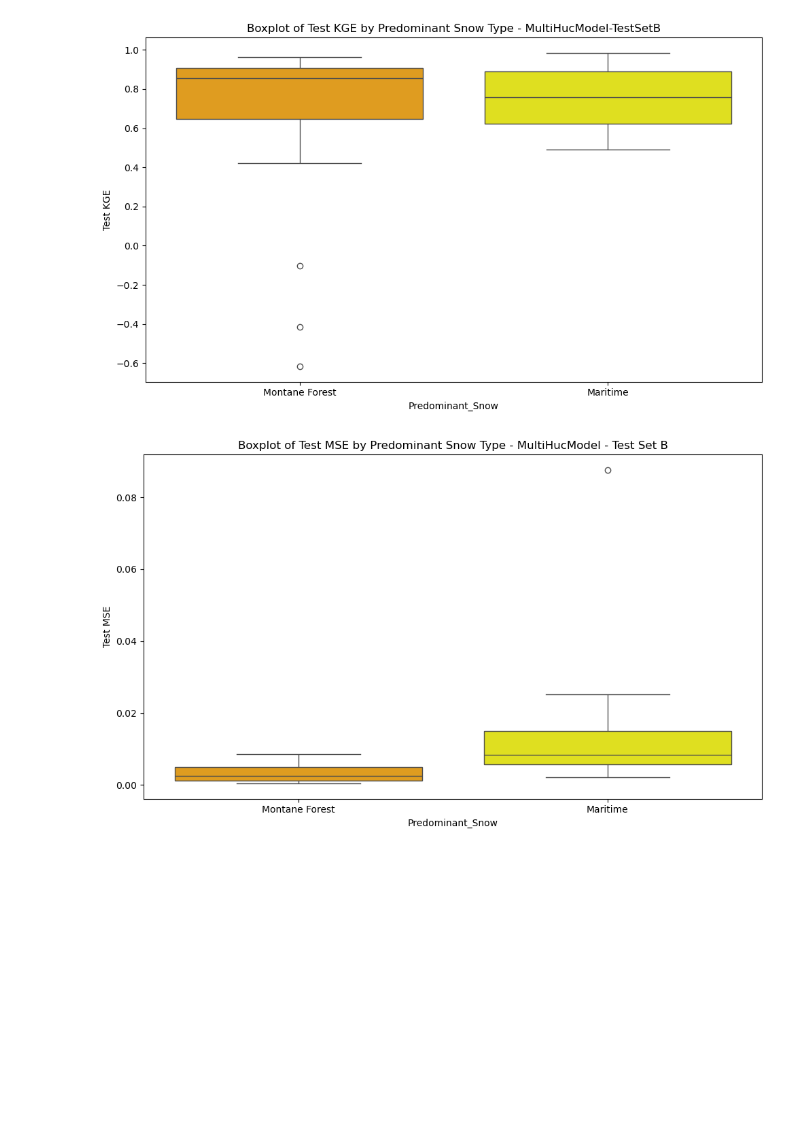
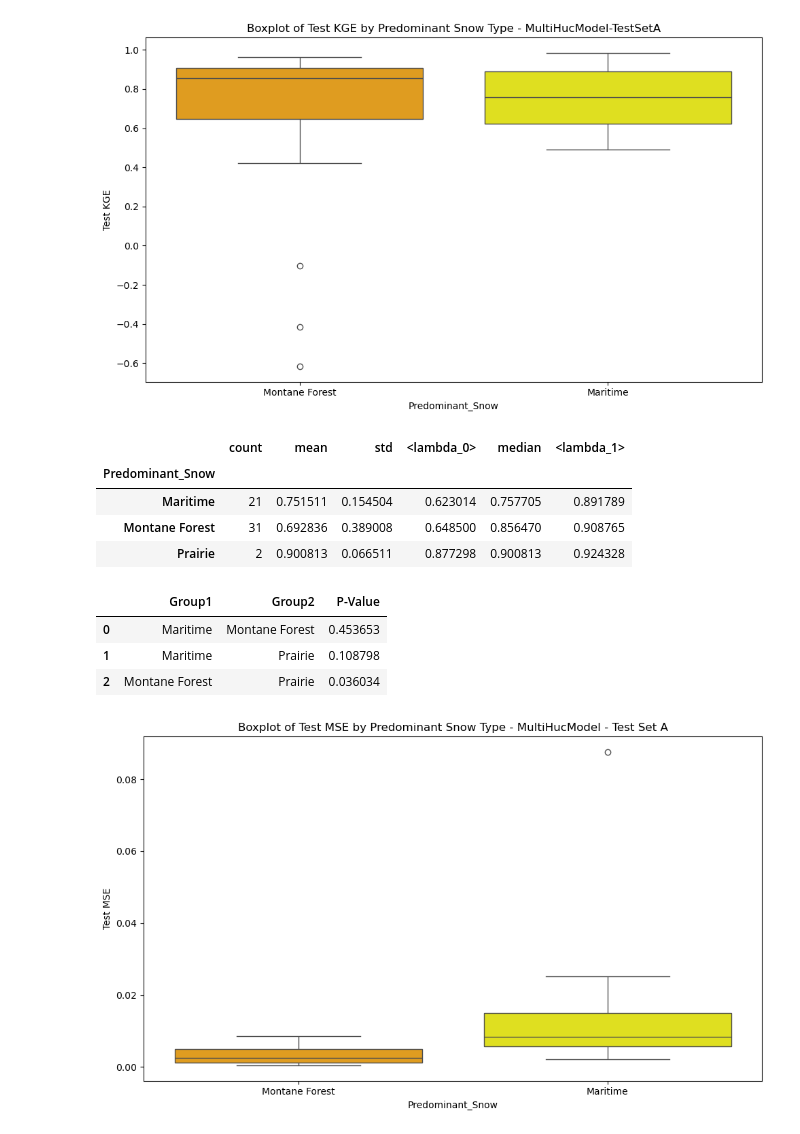
Before and after one commit to DSHydro/SnowML, a Jupyter notebook: notebooks/Ex3_MultiHucTraining/TestSetA.ipynb, the cells around one changed output. Saved outputs shown, nothing was run; the diff lists cells and outputs as text; code cells hidden in the pictures; blank space fills up the shorter version.

```diff
--- a/notebooks/Ex3_MultiHucTraining/TestSetA.ipynb
+++ b/notebooks/Ex3_MultiHucTraining/TestSetA.ipynb
@@ -103,6 +107,10 @@ def plot_boxplot_by_group(df, parameter, title, groupby_column, color_map=None,
     - trunc: If True, rotates labels 90 degrees and truncates them to 15 characters.
     - save_local: If True, saves the plot as a PNG file in the 'charts/' directory.
     """
+
+    grouped_data = df.groupby(groupby_column)[parameter].agg(['count', 'mean', 'std', lambda x: x.quantile(0.25), 'median', lambda x: x.quantile(0.75)])
+    #print(f"\nParameter Summary for '{parameter}' by '{groupby_column}':")
+    #print(grouped_data, "\n")
 
     # Define a default color map if none is provided
     if color_map is None:
@@ -137,5 +145,8 @@ def plot_boxplot_by_group(df, parameter, title, groupby_column, color_map=None,
         safe_title = "".join(c if c.isalnum() or c in (" ", "-", "_") else "_" for c in title)  # Remove invalid filename characters
         plt.savefig(f"charts/{safe_title}.png", bbox_inches='tight')
 
+
     # Show the plot
     plt.show()
+
+    return grouped_data
@@ -217,11 +315,26 @@ plot_scatter(df_metrics, "Test MSE", "Test KGE", color_map, )
 # Step 5 - Create box and whisker plot
 # %%
 parameter = "Test KGE"
-color_map = {"Montane Forest": "orange", "Maritime": "yellow"}
-ttl = f"Boxplot of {parameter} by Predominant Snow Type - MultiHucModel-TestSetB"
+ttl = f"Boxplot of {parameter} by Predominant Snow Type - MultiHucModel-TestSetA"
 group_by = "Predominant_Snow"
-plot_boxplot_by_group(df_metrics, parameter, title= ttl, groupby_column = group_by, color_map = color_map)
+grouped_data = plot_boxplot_by_group(df_metrics, parameter, title= ttl, groupby_column = group_by, color_map = color_map_snow)
 # %% [output]
 [figure]
+# %%
+grouped_data
+# %% [output]
+|  | count | mean | std | <lambda_0> | median | <lambda_1> |
+| Predominant_Snow |  |  |  |  |  |  |
+| Maritime | 21 | 0.751511 | 0.154504 | 0.623014 | 0.757705 | 0.891789 |
+| Montane Forest | 31 | 0.692836 | 0.389008 | 0.648500 | 0.856470 | 0.908765 |
+| Prairie | 2 | 0.900813 | 0.066511 | 0.877298 | 0.900813 | 0.924328 |
+# %%
+p_values = pairwise_welch_t_test(grouped_data)
+p_values
+# %% [output]
+|  | Group1 | Group2 | P-Value |
+| 0 | Maritime | Montane Forest | 0.453653 |
+| 1 | Maritime | Prairie | 0.108798 |
+| 2 | Montane Forest | Prairie | 0.036034 |
 # %%
 parameter = "Test MSE"
```
Also changed, not shown: parts of 22 cells of this notebook, 24 other files.
